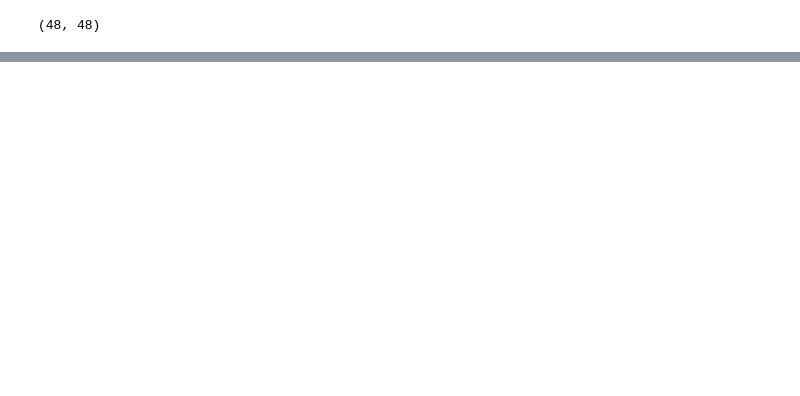
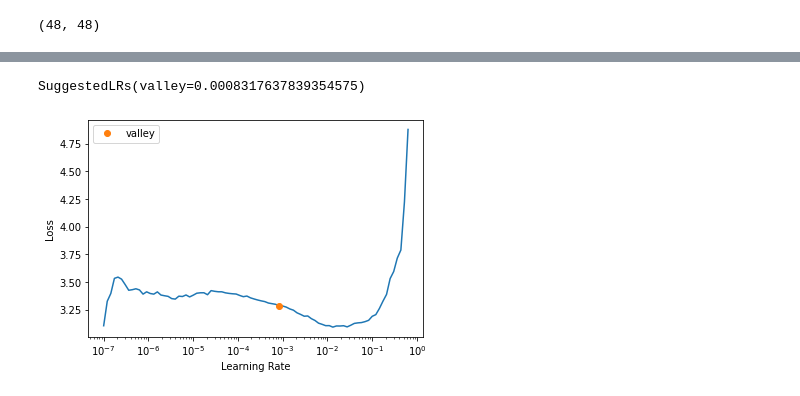
Before and after one commit to Aravinda89/emotion, a Jupyter notebook: Emotion_Recog.ipynb, the cells around one changed output, grey strips where cells are left out. Cells and saved outputs as stored; diff of their text form; code cells hidden in the pictures; blank space fills up the shorter version.

```diff
--- a/Emotion_Recog.ipynb
+++ b/Emotion_Recog.ipynb
@@ -149,0 +170,4 @@ NameError: ignored
+# %%
+learn = cnn_learner(dls, resnet18, metrics=[error_rate, accuracy])
+learn.lr_find()
+# %% [output]
@@ -149,0 +175,2 @@ NameError: ignored
+SuggestedLRs(valley=0.0008317637839354575)
+[figure, added]
```
Also changed, not shown: parts of 32 cells of this notebook.
